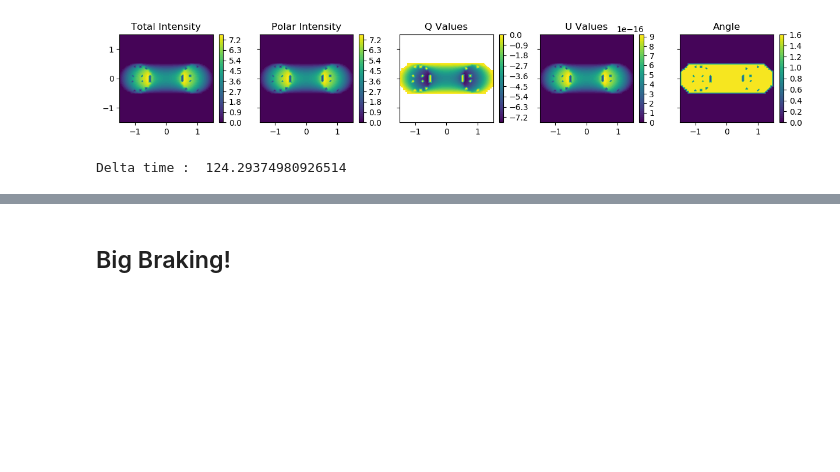
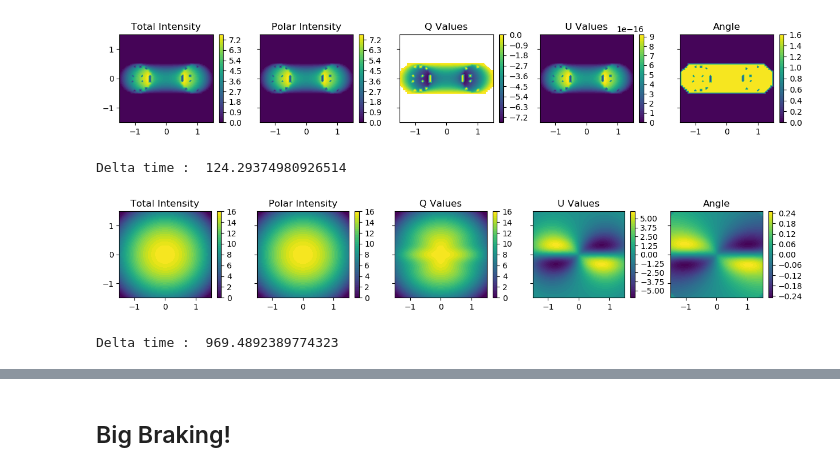
Before and after one commit to psmd-iberutaru/Akamai-Internship, a Jupyter notebook: Codebase/Active_Codebase/contour_plots.ipynb, the cells around one changed output, grey strips where cells are left out. Drawn from its saved outputs; the diff is of its cells as text; code cells hidden in the pictures; blank space fills up the shorter version.

```diff
--- a/Codebase/Active_Codebase/contour_plots.ipynb
+++ b/Codebase/Active_Codebase/contour_plots.ipynb
@@ -191,20 +191,23 @@ print('Delta time : ', end_time - start_time)
 Delta time :  124.29374980926514
 # %%
 def test_field_hg(x,y,z):
-    return mag_field(y,-x,z)
+    return mag_field(x,y,z)
 
 def cloud_eq_hg(x,y,z):
     #R = 1
     #r = 0.5
     #return (np.sqrt(x**2 + y**2) - R)**2 + z**2 - r**2
-    return x**2 + y**2 + z**2 - 1
+    return x**2 + y**2 + z**2 - 4
 
 target_object_hg = m_obs.ProtostarModel(center_coord,cloud_eq_hg,test_field_hg,
                                          zeros_guess_count=n_zeros,ra_wrap_angle=np.pi)
 target_sightline_hg = m_obs.Sightline(None,None,Skycord_object=center_coord,ra_wrap_angle=np.pi)
 telescope_data_hg = m_obs.ObservingRun(target_object_hg,target_sightline_hg,3)
 
 start_time = time.time()
 _ = telescope_data_hg.Stokes_parameter_contours(n_axial_samples=50)
 end_time = time.time()
 print('Delta time : ', end_time - start_time)
+# %% [output]
+[figure, added]
+Delta time :  969.4892389774323
```
Also changed, not shown: parts of 1 cell of this notebook, 6 other files.
